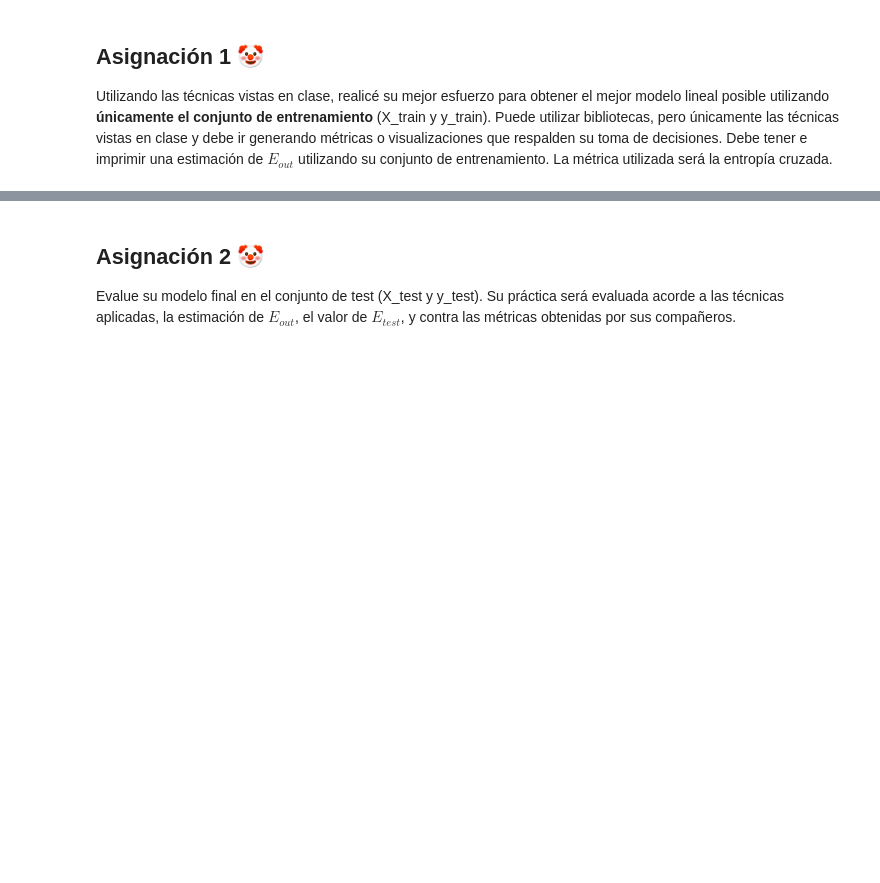
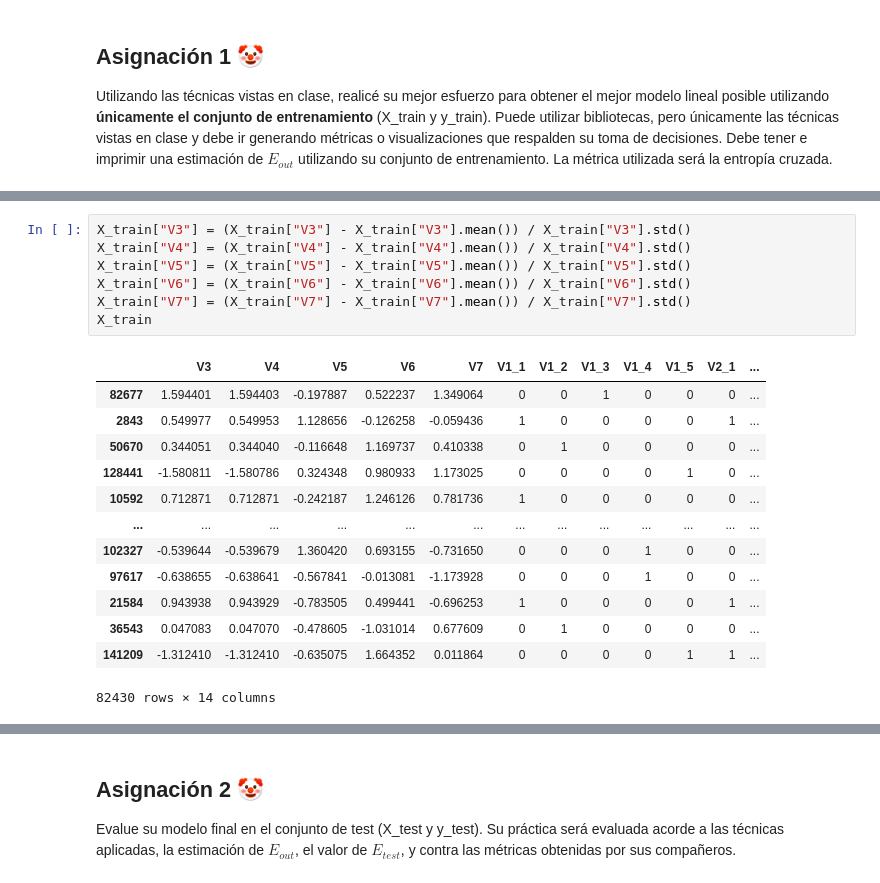
Before and after one commit to V-ivan11/Modelado, a Jupyter notebook: Practicas/4 - Overfitting.ipynb, the cells around one changed output, grey strips where cells are left out. Cells and saved outputs as stored; diff of their text form; blank space fills up the shorter version.

```diff
--- a/Practicas/4 - Overfitting.ipynb
+++ b/Practicas/4 - Overfitting.ipynb
@@ -118,0 +136,21 @@ Utilizando las técnicas vistas en clase, realicé su mejor esfuerzo para obtene
+# %%
+X_train["V3"] = (X_train["V3"] - X_train["V3"].mean()) / X_train["V3"].std()
+X_train["V4"] = (X_train["V4"] - X_train["V4"].mean()) / X_train["V4"].std()
+X_train["V5"] = (X_train["V5"] - X_train["V5"].mean()) / X_train["V5"].std()
+X_train["V6"] = (X_train["V6"] - X_train["V6"].mean()) / X_train["V6"].std()
+X_train["V7"] = (X_train["V7"] - X_train["V7"].mean()) / X_train["V7"].std()
+X_train
+# %% [output]
+|  | V3 | V4 | V5 | V6 | V7 | V1_1 | V1_2 | V1_3 | V1_4 | V1_5 | V2_1 | ... |
+| 82677 | 1.594401 | 1.594403 | -0.197887 | 0.522237 | 1.349064 | 0 | 0 | 1 | 0 | 0 | 0 | ... |
+| 2843 | 0.549977 | 0.549953 | 1.128656 | -0.126258 | -0.059436 | 1 | 0 | 0 | 0 | 0 | 1 | ... |
+| 50670 | 0.344051 | 0.344040 | -0.116648 | 1.169737 | 0.410338 | 0 | 1 | 0 | 0 | 0 | 0 | ... |
+| 128441 | -1.580811 | -1.580786 | 0.324348 | 0.980933 | 1.173025 | 0 | 0 | 0 | 0 | 1 | 0 | ... |
+| 10592 | 0.712871 | 0.712871 | -0.242187 | 1.246126 | 0.781736 | 1 | 0 | 0 | 0 | 0 | 0 | ... |
+| ... | ... | ... | ... | ... | ... | ... | ... | ... | ... | ... | ... | ... |
+| 102327 | -0.539644 | -0.539679 | 1.360420 | 0.693155 | -0.731650 | 0 | 0 | 0 | 1 | 0 | 0 | ... |
+| 97617 | -0.638655 | -0.638641 | -0.567841 | -0.013081 | -1.173928 | 0 | 0 | 0 | 1 | 0 | 0 | ... |
+| 21584 | 0.943938 | 0.943929 | -0.783505 | 0.499441 | -0.696253 | 1 | 0 | 0 | 0 | 0 | 1 | ... |
+| 36543 | 0.047083 | 0.047070 | -0.478605 | -1.031014 | 0.677609 | 0 | 1 | 0 | 0 | 0 | 0 | ... |
+| 141209 | -1.312410 | -1.312410 | -0.635075 | 1.664352 | 0.011864 | 0 | 0 | 0 | 0 | 1 | 1 | ... |
+82430 rows × 14 columns
```
Also changed, not shown: parts of 5 cells of this notebook, 1 other file.
